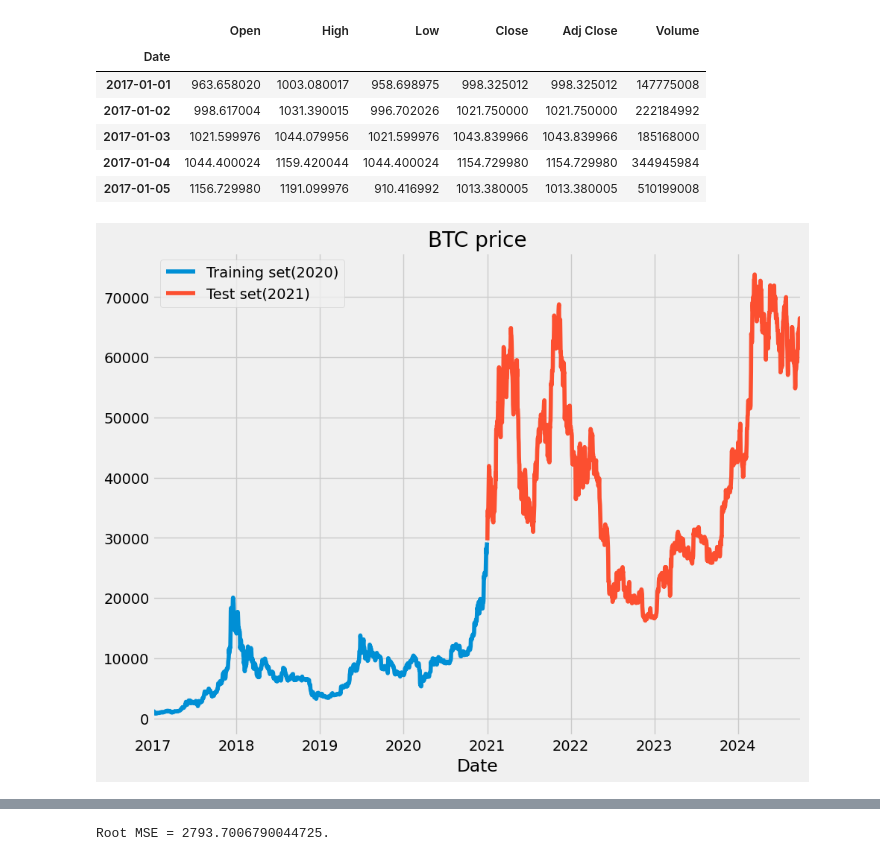
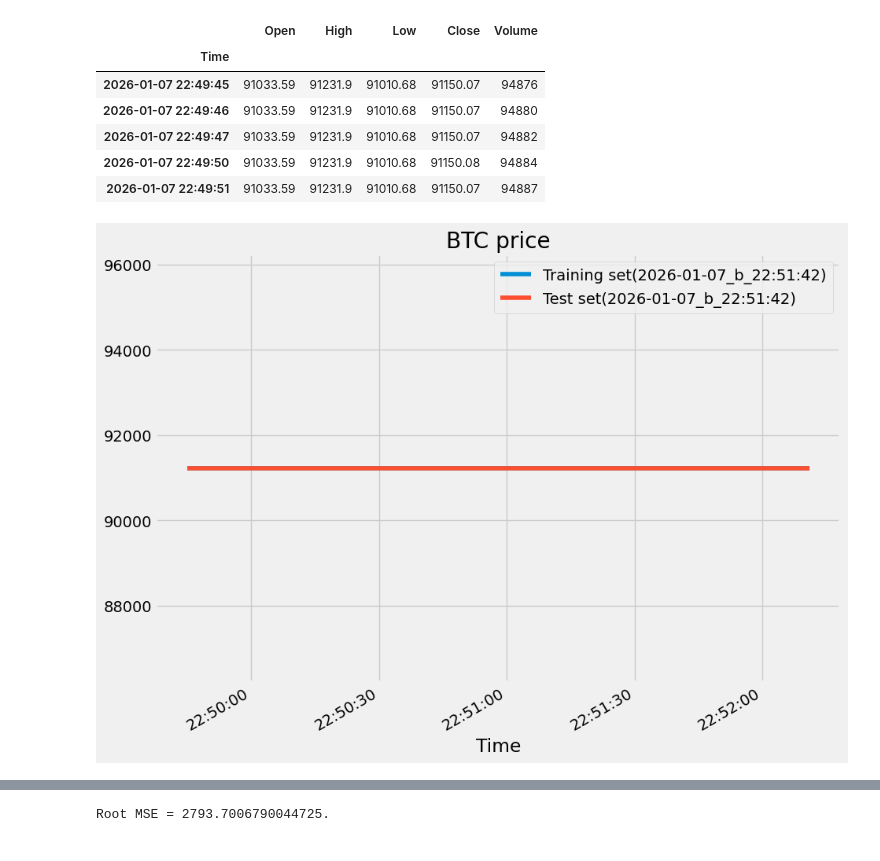
Before and after one commit to neo-sram/BTC_Live_Predic, a Jupyter notebook: model.ipynb, the cells around one changed output, grey strips where cells are left out. Saved outputs shown, nothing was run; the diff lists cells and outputs as text; code cells hidden in the pictures.

```diff
--- a/model.ipynb
+++ b/model.ipynb
@@ -14,14 +12,14 @@ ModuleNotFoundError: No module named 'numpy'
 # %%
-df = pd.read_csv('/kaggle/input/bitcoin-btc-usd-stock-dataset/BTC-USD_stock_data.csv',index_col='Date',parse_dates=['Date'])
+df = pd.read_csv('logs/market_data4.csv', parse_dates=['Time'] , index_col='Time')
 df.head()
 # %% [output]
-|  | Open | High | Low | Close | Adj Close | Volume |
-| Date |  |  |  |  |  |  |
-| 2017-01-01 | 963.658020 | 1003.080017 | 958.698975 | 998.325012 | 998.325012 | 147775008 |
-| 2017-01-02 | 998.617004 | 1031.390015 | 996.702026 | 1021.750000 | 1021.750000 | 222184992 |
-| 2017-01-03 | 1021.599976 | 1044.079956 | 1021.599976 | 1043.839966 | 1043.839966 | 185168000 |
-| 2017-01-04 | 1044.400024 | 1159.420044 | 1044.400024 | 1154.729980 | 1154.729980 | 344945984 |
-| 2017-01-05 | 1156.729980 | 1191.099976 | 910.416992 | 1013.380005 | 1013.380005 | 510199008 |
+|  | Open | High | Low | Close | Volume |
+| Time |  |  |  |  |  |
+| 2026-01-07 22:49:45 | 91033.59 | 91231.9 | 91010.68 | 91150.07 | 94876 |
+| 2026-01-07 22:49:46 | 91033.59 | 91231.9 | 91010.68 | 91150.07 | 94880 |
+| 2026-01-07 22:49:47 | 91033.59 | 91231.9 | 91010.68 | 91150.07 | 94882 |
+| 2026-01-07 22:49:50 | 91033.59 | 91231.9 | 91010.68 | 91150.08 | 94884 |
+| 2026-01-07 22:49:51 | 91033.59 | 91231.9 | 91010.68 | 91150.07 | 94887 |
 # %%
 def plot_pred(test,pred):
     plt.plot(test, color='r',label='Actual Bitcoin price')
@@ -41,11 +39,11 @@ test_set = df['2021':].iloc[:,1:2].values
 # %%
-df['High'][:'2020'].plot(figsize=(10,8),legend=True)
-df['High']['2021':].plot(figsize=(10,8),legend=True)
-plt.legend(['Training set(2020)','Test set(2021)'])
+df['High'][:'2026'].plot(figsize=(10,8),legend=True)
+df['High']['2026':].plot(figsize=(10,8),legend=True)
+plt.legend(['Training set(2026-01-07_b_22:51:42)','Test set(2026-01-07_b_22:51:42)'])
 plt.title('BTC price')
 plt.show()
 # %% [output]
-[figure, old version]
+[figure, new version]
 # %%
 sc = MinMaxScaler(feature_range=(0,1))
 train_set_sc = sc.fit_transform(train_set)
```
Also changed, not shown: parts of 10 cells of this notebook, 10 other files.
